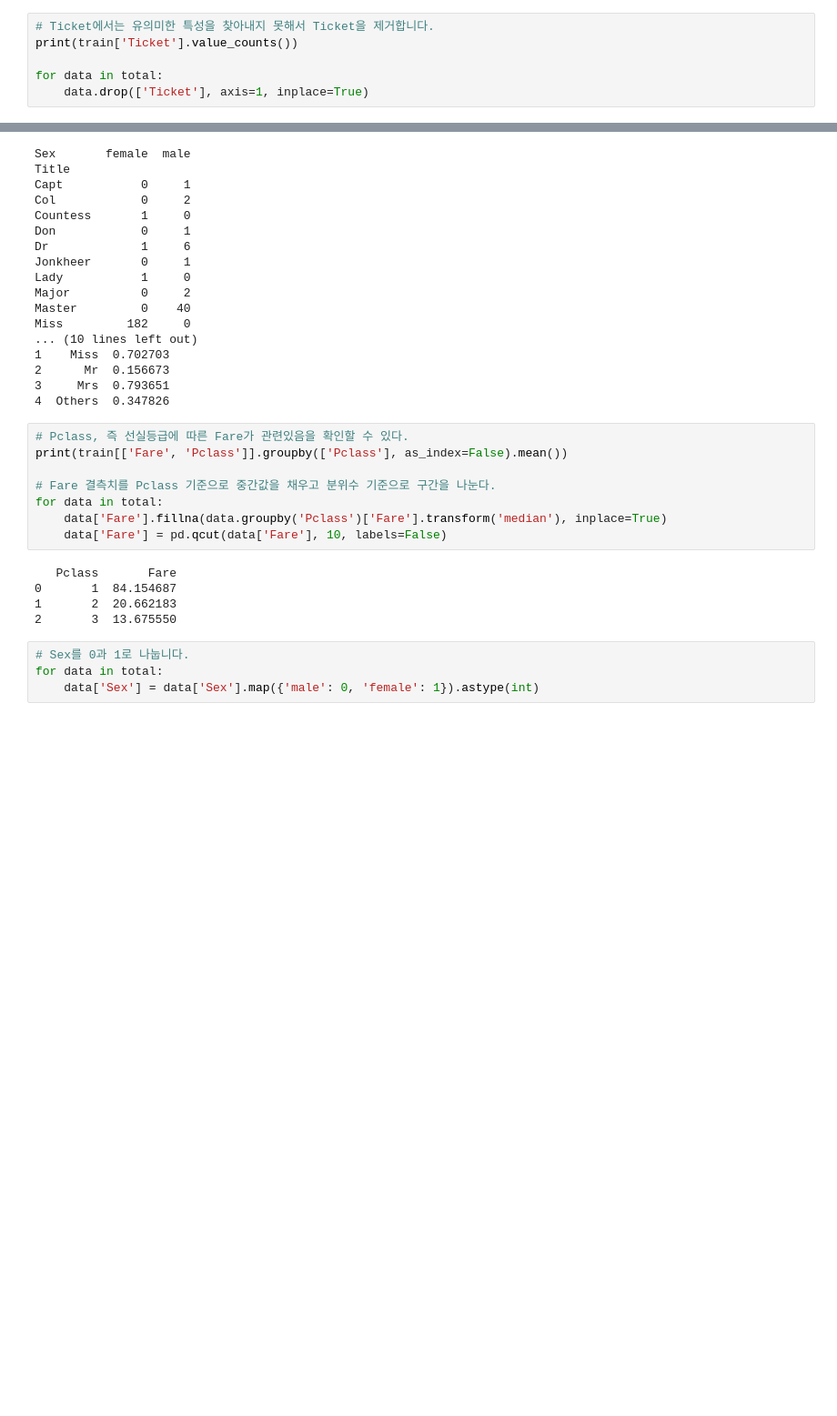
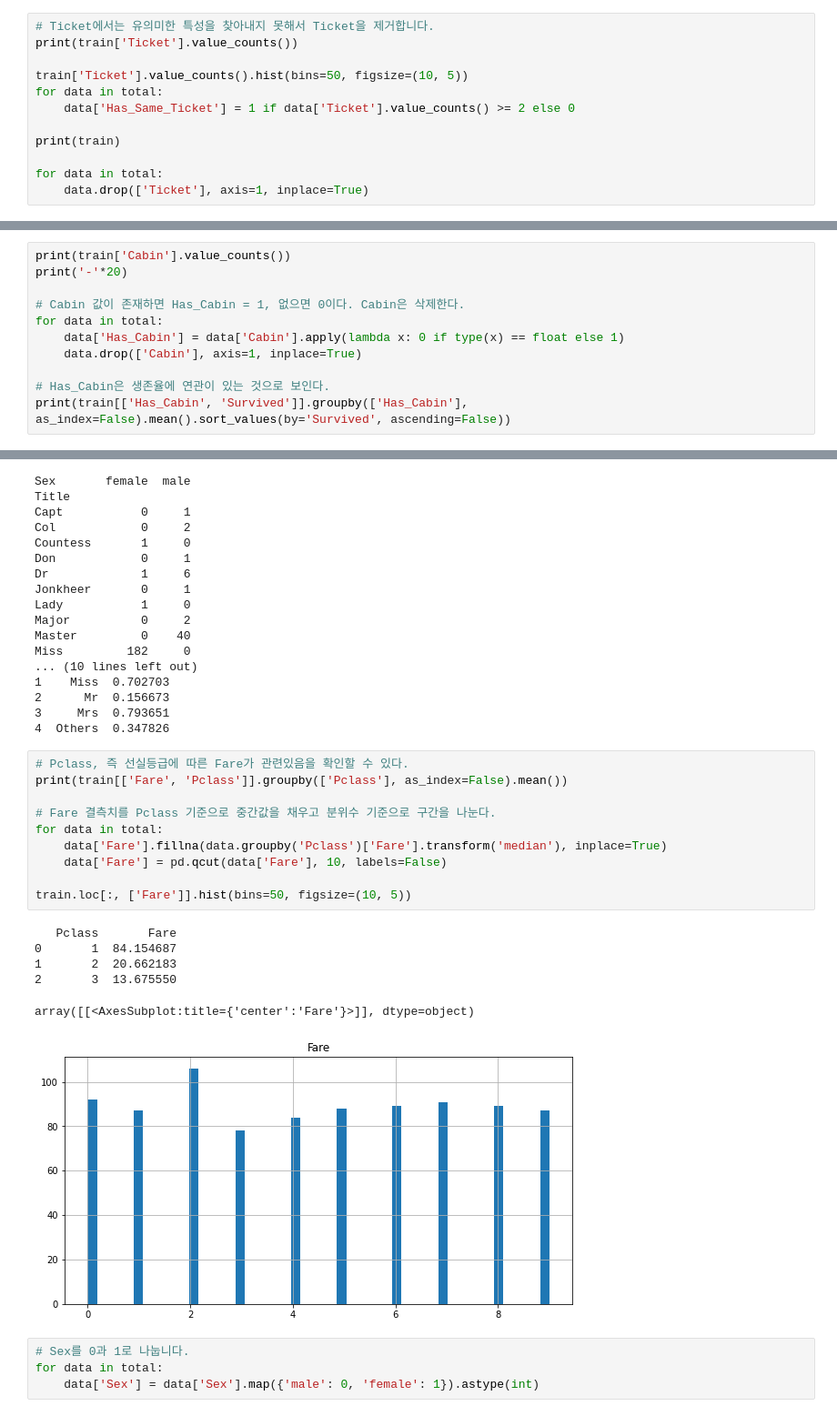
Before and after one commit to darkzard05/kaggle, a Jupyter notebook: titanic.ipynb, the cells around one changed output, grey strips where cells are left out. Shown at 91% size. Drawn from its saved outputs; the diff is of its cells as text; blank space fills up the shorter version.

```diff
--- a/titanic.ipynb
+++ b/titanic.ipynb
@@ -111,6 +117,12 @@ print(train[['Sex', 'Survived']].groupby(['Sex'], as_index=False).mean().sort_va
 # Ticket에서는 유의미한 특성을 찾아내지 못해서 Ticket을 제거합니다.
 print(train['Ticket'].value_counts())
 
+train['Ticket'].value_counts().hist(bins=50, figsize=(10, 5))
+for data in total:
+    data['Has_Same_Ticket'] = 1 if data['Ticket'].value_counts() >= 2 else 0
+
+print(train)
+
 for data in total:
     data.drop(['Ticket'], axis=1, inplace=True)
 # %% [output]
@@ -152,0 +142,11 @@ Name: Cabin, Length: 147, dtype: int64
+# %%
+print(train['Cabin'].value_counts())
+print('-'*20)
+
+# Cabin 값이 존재하면 Has_Cabin = 1, 없으면 0이다. Cabin은 삭제한다.
+for data in total:
+    data['Has_Cabin'] = data['Cabin'].apply(lambda x: 0 if type(x) == float else 1)
+    data.drop(['Cabin'], axis=1, inplace=True)
+
+# Has_Cabin은 생존율에 연관이 있는 것으로 보인다.
+print(train[['Has_Cabin', 'Survived']].groupby(['Has_Cabin'], as_index=False).mean().sort_values(by='Survived', ascending=False))
@@ -198,16 +215,20 @@ Miss         182     0
 # %%
 # Pclass, 즉 선실등급에 따른 Fare가 관련있음을 확인할 수 있다.
 print(train[['Fare', 'Pclass']].groupby(['Pclass'], as_index=False).mean())
 
 # Fare 결측치를 Pclass 기준으로 중간값을 채우고 분위수 기준으로 구간을 나눈다.
 for data in total:
     data['Fare'].fillna(data.groupby('Pclass')['Fare'].transform('median'), inplace=True)
     data['Fare'] = pd.qcut(data['Fare'], 10, labels=False)
+
+train.loc[:, ['Fare']].hist(bins=50, figsize=(10, 5))
 # %% [output]
    Pclass       Fare
 0       1  84.154687
 1       2  20.662183
 2       3  13.675550
+array([[<AxesSubplot:title={'center':'Fare'}>]], dtype=object)
+[figure, added]
 # %%
 # Sex를 0과 1로 나눕니다.
 for data in total:
```
Also changed, not shown: parts of 17 cells of this notebook.
